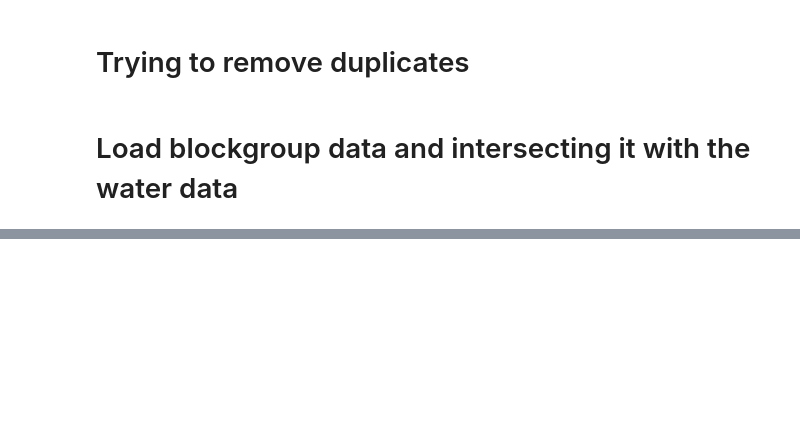
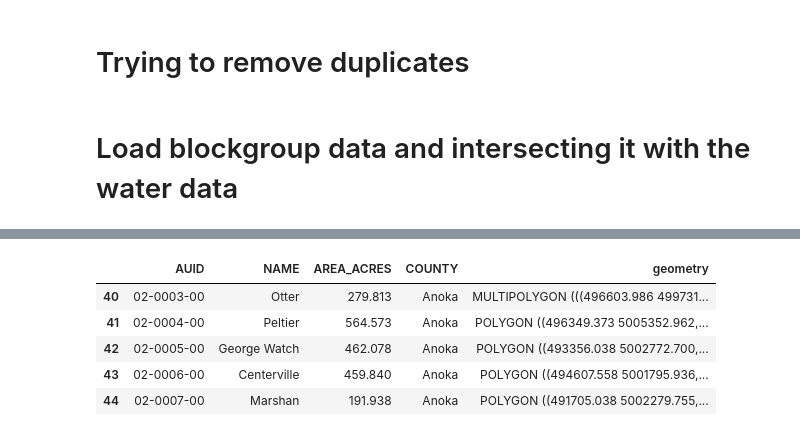
Before and after one commit to dunn96/UMN-GIS5578-Project, a Jupyter notebook: WaterDataTestNotebook.ipynb, the cells around one changed output, grey strips where cells are left out. Cells and saved outputs as stored; diff of their text form; code cells hidden in the pictures; blank space fills up the shorter version.

```diff
--- a/WaterDataTestNotebook.ipynb
+++ b/WaterDataTestNotebook.ipynb
@@ -248,0 +401,9 @@ water2018_intersect_bg_proj.head()
+# %%
+water2018_clip.head()
+# %% [output]
+|  | AUID | NAME | AREA_ACRES | COUNTY | geometry |
+| 40 | 02-0003-00 | Otter | 279.813 | Anoka | MULTIPOLYGON (((496603.986 499731... |
+| 41 | 02-0004-00 | Peltier | 564.573 | Anoka | POLYGON ((496349.373 5005352.962,... |
+| 42 | 02-0005-00 | George Watch | 462.078 | Anoka | POLYGON ((493356.038 5002772.700,... |
+| 43 | 02-0006-00 | Centerville | 459.840 | Anoka | POLYGON ((494607.558 5001795.936,... |
+| 44 | 02-0007-00 | Marshan | 191.938 | Anoka | POLYGON ((491705.038 5002279.755,... |
```
Also changed, not shown: parts of 6 cells of this notebook, 1 other file.
